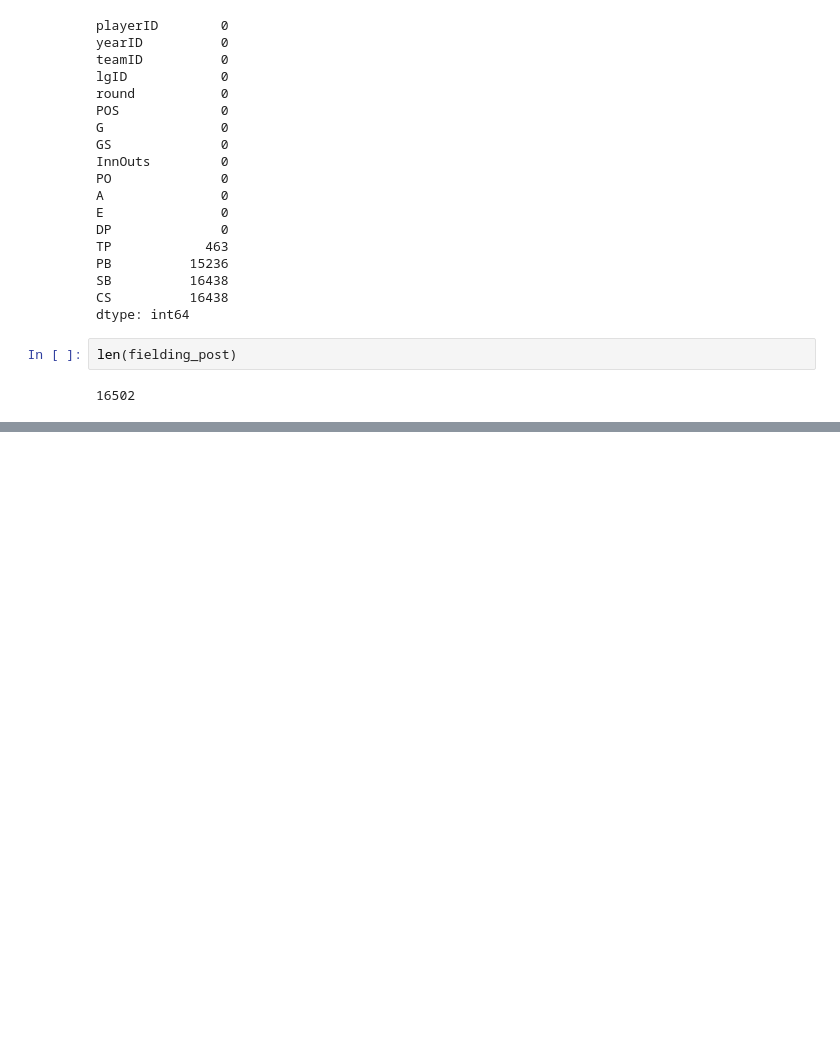
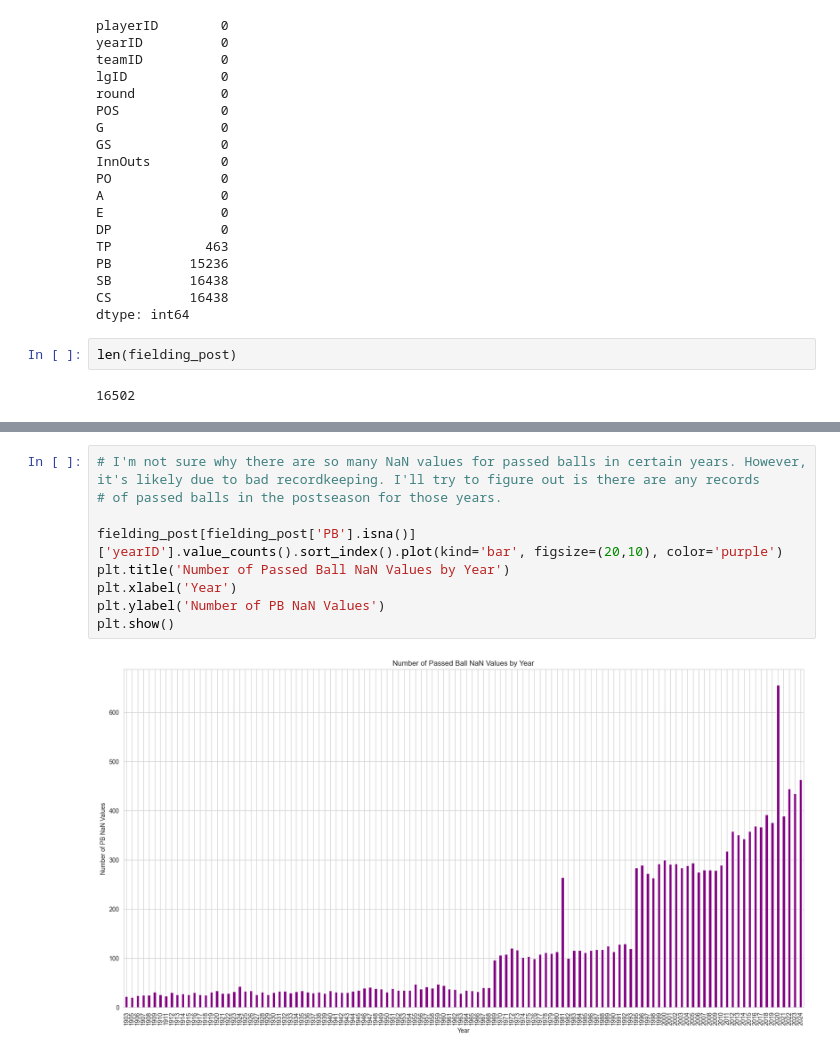
Before and after one commit to PhilSark/mlb-postseason-analysis, a Jupyter notebook: postseason_stats.ipynb, the cells around one changed output, grey strips where cells are left out. Cells and saved outputs as stored; diff of their text form; blank space fills up the shorter version.

```diff
--- a/postseason_stats.ipynb
+++ b/postseason_stats.ipynb
@@ -945,0 +1012,11 @@ len(fielding_post)
+# %%
+# I'm not sure why there are so many NaN values for passed balls in certain years. However, it's likely due to bad recordkeeping. I'll try to figure out is there are any records
+# of passed balls in the postseason for those years.
+
+fielding_post[fielding_post['PB'].isna()]['yearID'].value_counts().sort_index().plot(kind='bar', figsize=(20,10), color='purple')
+plt.title('Number of Passed Ball NaN Values by Year')
+plt.xlabel('Year')
+plt.ylabel('Number of PB NaN Values')
+plt.show()
+# %% [output]
+[figure, added]
```
Also changed, not shown: parts of 16 cells of this notebook.
